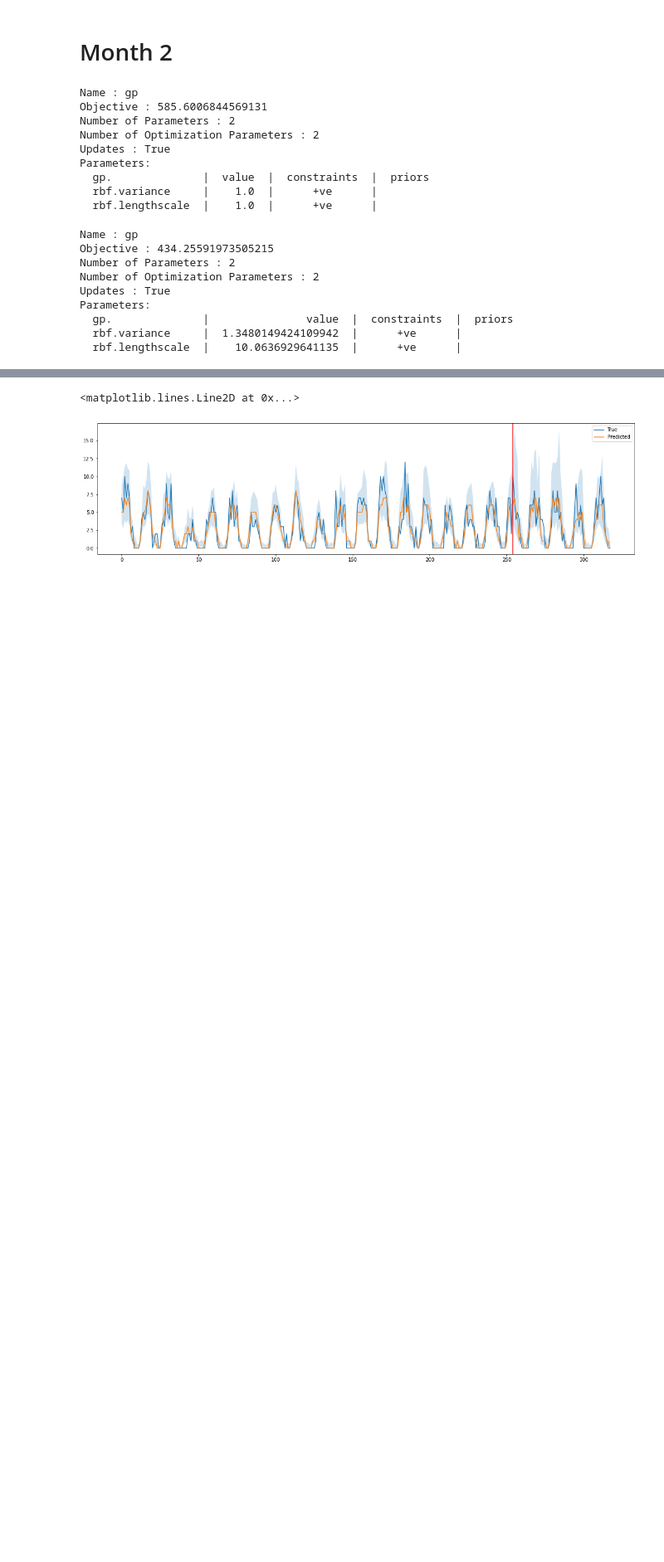
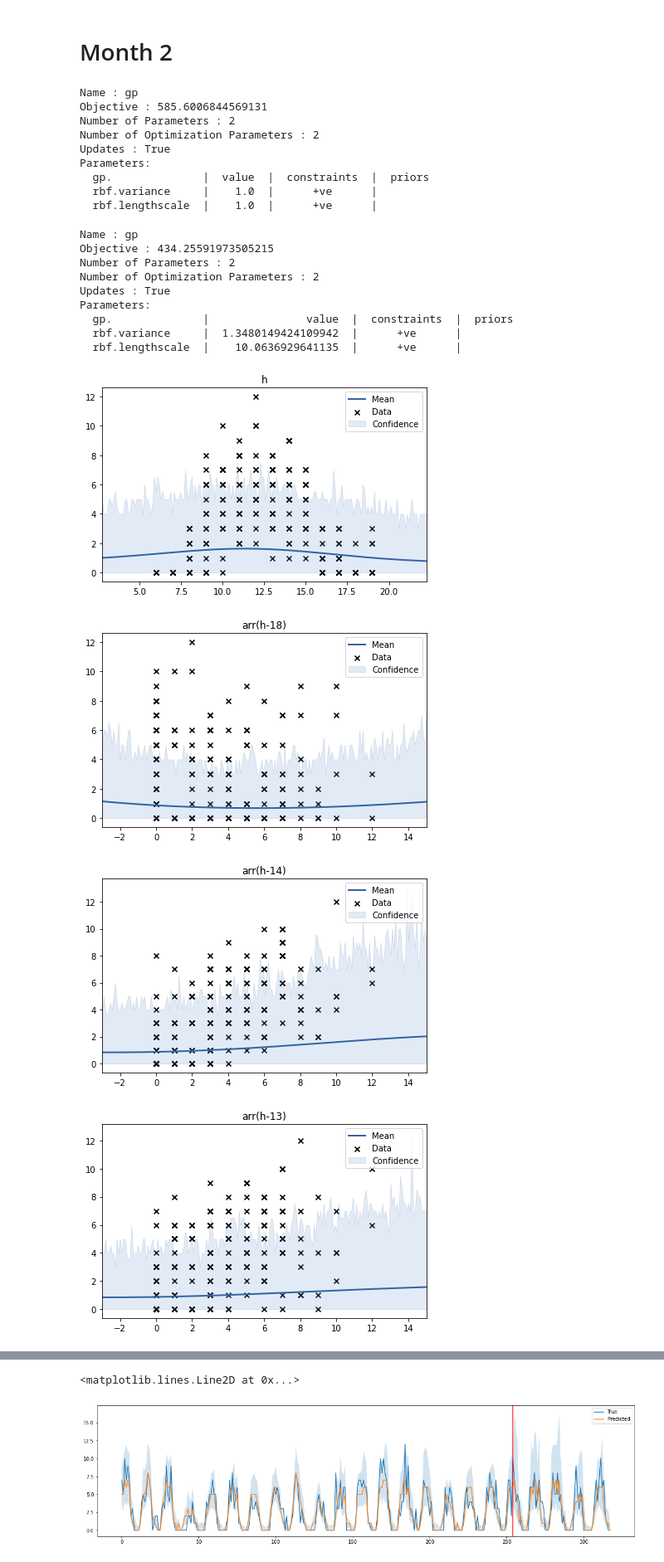
Before and after one commit to rajivsam/cmi_count_data_modeling, a Jupyter notebook: notebooks/retail_GPy.ipynb, the cells around one changed output, grey strips where cells are left out. Shown at 83% size. Saved outputs shown, nothing was run; the diff lists cells and outputs as text; code cells hidden in the pictures; blank space fills up the shorter version.

```diff
--- a/notebooks/retail_GPy.ipynb
+++ b/notebooks/retail_GPy.ipynb
@@ -160,3 +183,10 @@ Parameters:
   gp.              |               value  |  constraints  |  priors
   rbf.variance     |  1.3480149424109942  |      +ve      |
   rbf.lengthscale  |    10.0636929641135  |      +ve      |
+# %%
+plot_model(model=m2,visible_dims=M2_columns)
+# %% [output]
+[figure, added]
+[figure, added]
+[figure, added]
+[figure, added]
```
Also changed, not shown: parts of 7 cells of this notebook.
